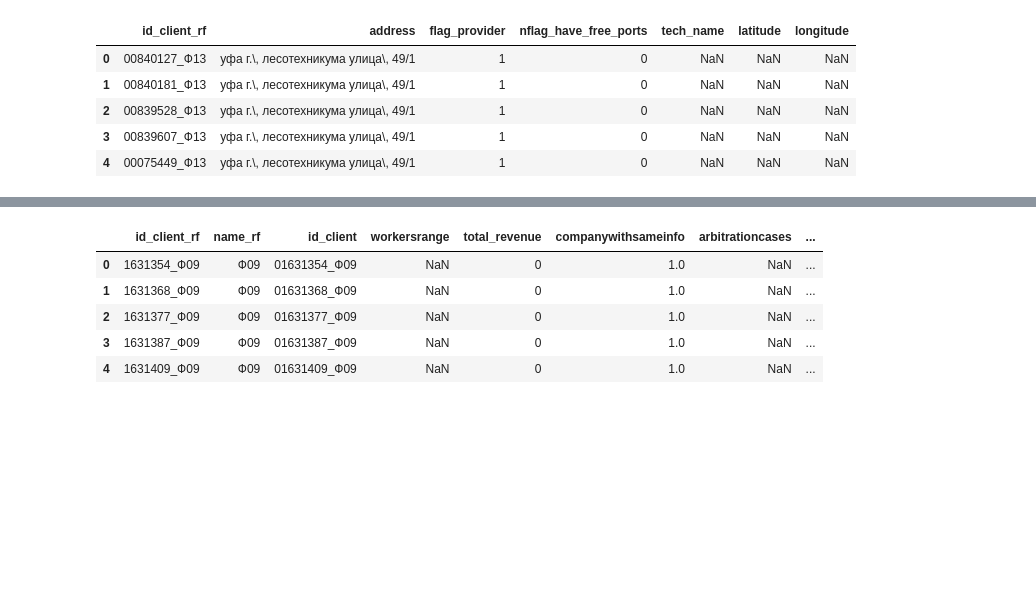
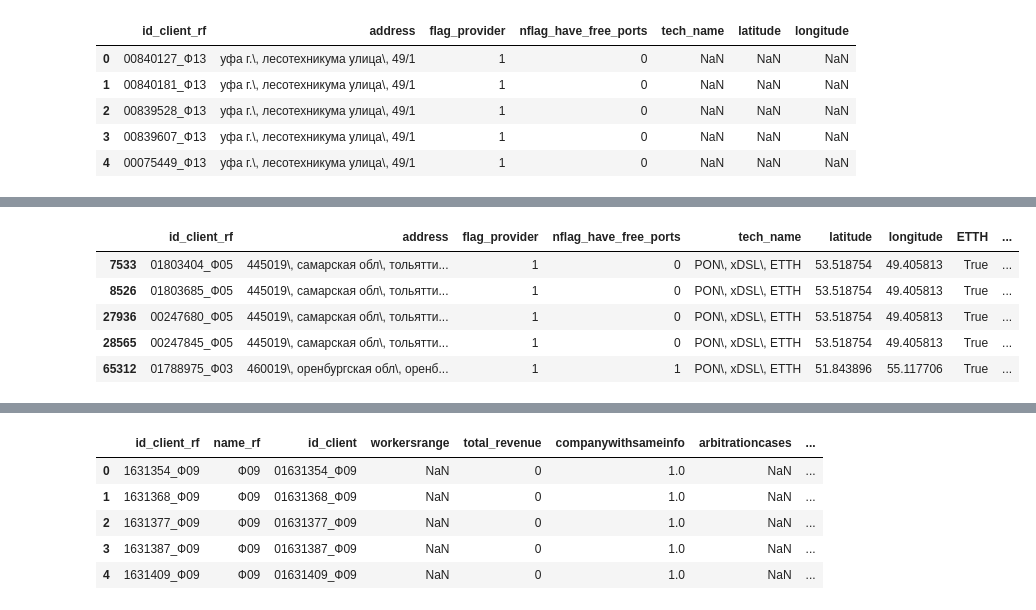
Before and after one commit to abakhmetev/Hackathon_RTK, a Jupyter notebook: Hakaton_Anton.ipynb, the cells around one changed output, grey strips where cells are left out. Cells and saved outputs as stored; diff of their text form; code cells hidden in the pictures; blank space fills up the shorter version.

```diff
--- a/Hakaton_Anton.ipynb
+++ b/Hakaton_Anton.ipynb
@@ -92,0 +108,10 @@ address_client.head()
+# %%
+df[df['tech_name']=='PON\, xDSL\, ETTH'].head()
+# df.to_csv(r'C:\WORK\STUDY\GIT\Данные для хакатона\address_client_clear.csv')
+# %% [output]
+|  | id_client_rf | address | flag_provider | nflag_have_free_ports | tech_name | latitude | longitude | ETTH | ... |
+| 7533 | 01803404_Ф05 | 445019\, самарская обл\, тольятти... | 1 | 0 | PON\, xDSL\, ETTH | 53.518754 | 49.405813 | True | ... |
+| 8526 | 01803685_Ф05 | 445019\, самарская обл\, тольятти... | 1 | 0 | PON\, xDSL\, ETTH | 53.518754 | 49.405813 | True | ... |
+| 27936 | 00247680_Ф05 | 445019\, самарская обл\, тольятти... | 1 | 0 | PON\, xDSL\, ETTH | 53.518754 | 49.405813 | True | ... |
+| 28565 | 00247845_Ф05 | 445019\, самарская обл\, тольятти... | 1 | 0 | PON\, xDSL\, ETTH | 53.518754 | 49.405813 | True | ... |
+| 65312 | 01788975_Ф03 | 460019\, оренбургская обл\, оренб... | 1 | 1 | PON\, xDSL\, ETTH | 51.843896 | 55.117706 | True | ... |
```
Also changed, not shown: parts of 10 cells of this notebook.
